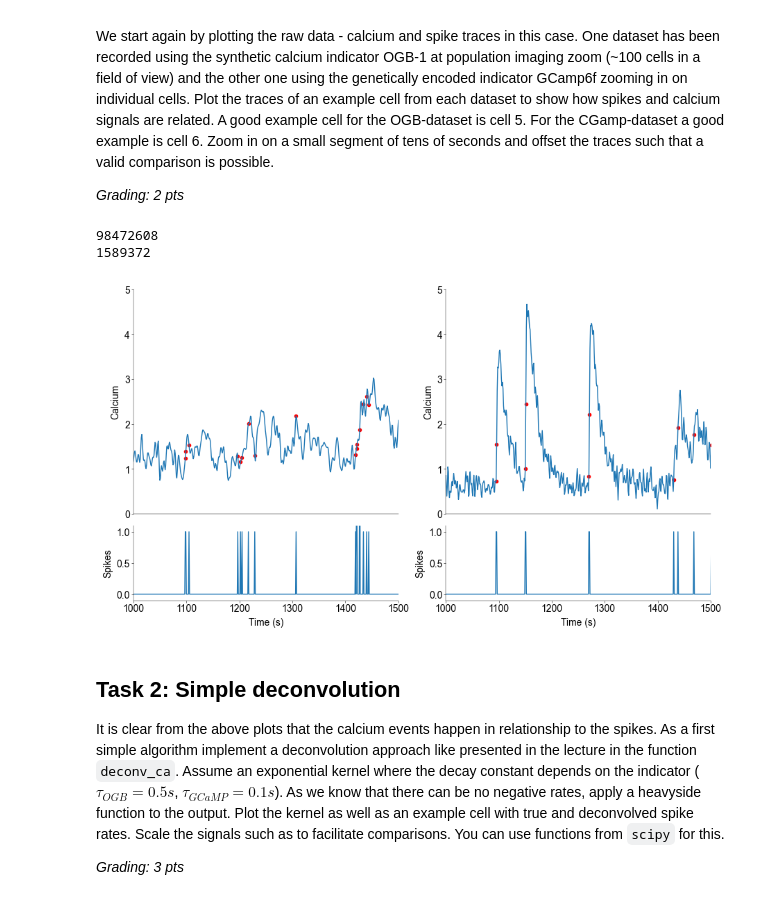
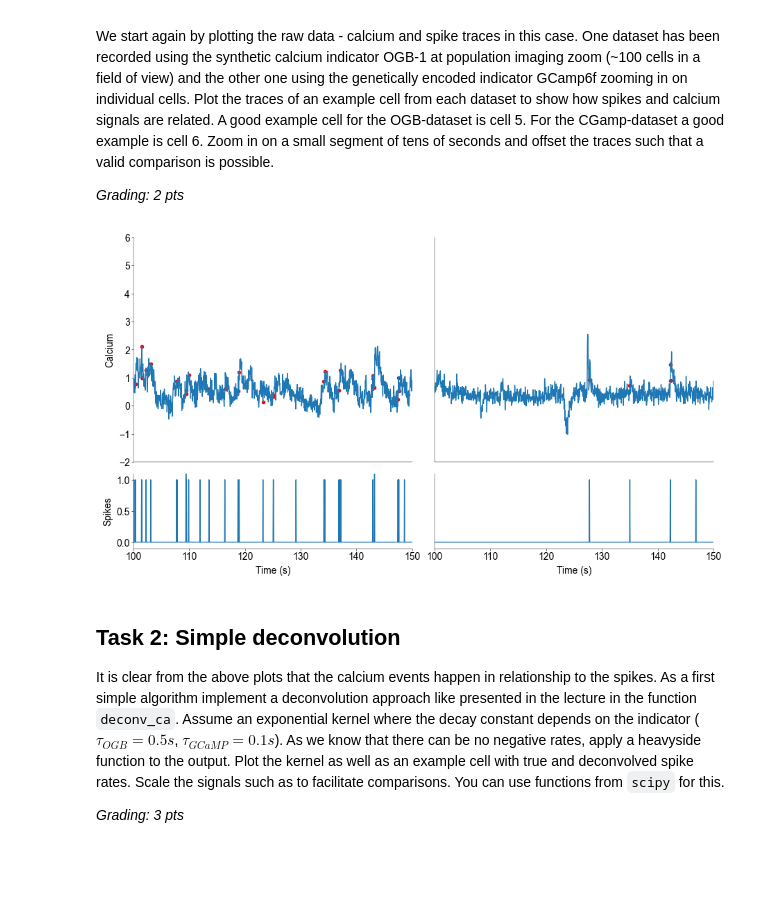
Before and after one commit to H-Kugler/neural-data-science, a Jupyter notebook: notebooks/CodingLab3_leander.ipynb, the cells around one changed output. Cells and saved outputs as stored; diff of their text form; code cells hidden in the pictures; blank space fills up the shorter version.

```diff
--- a/notebooks/CodingLab3_leander.ipynb
+++ b/notebooks/CodingLab3_leander.ipynb
@@ -85,6 +85,15 @@ ogb_spikes.head()
 | 2 | 0 | 0 | 0.0 | 0.0 | 0 | 0 | 0 | 0.0 | 0 | 0.0 | 0 |
 | 3 | 0 | 0 | 0.0 | 0.0 | 0 | 1 | 0 | 0.0 | 0 | 0.0 | 0 |
 | 4 | 0 | 0 | 0.0 | 0.0 | 0 | 0 | 0 | 0.0 | 0 | 0.0 | 0 |
+# %%
+ogb_calcium_25Hz = ogb_calcium.iloc[::4, :]
+ogb_spikes_25Hz = ogb_spikes.iloc[::4, :]
+gcamp_calcium_25Hz = gcamp_calcium.iloc[::4, :]
+gcamp_spikes_25Hz = gcamp_spikes.iloc[::4, :]
+ogb_calcium_25Hz.shape[0], ogb_calcium.shape[0] // 4
+
+fs = 25  # Hz
+dt = 1 / fs  # seconds
 # %% [markdown]
 ## Task 1: Visualization of calcium and spike recordings
 
@@ -97,61 +106,62 @@ We start again by plotting the raw data - calcium and spike traces in this case.
 # ----------------------------
 def plot_calcium(ax, calcuim_data, cell_i):
     cell_data = calcuim_data.iloc[:, cell_i]
-    ax.plot(cell_data, label=f"{cell_i}")
-    ax.set_ylabel("Calcium")
+    t = np.arange(cell_data.shape[0]) * dt
+    ax.plot(t, cell_data, label=f"{cell_i}")
 
 
 # --------------------------
 # Plot raw spike data (1 pt)
 # --------------------------
 def plot_spikes(ax, spike_data, cell_i):
     cell_data = spike_data.iloc[:, cell_i]
-    ax.plot(cell_data, label=f"{cell_i}")
+    t = np.arange(cell_data.shape[0]) * dt
+    ax.plot(t, cell_data, label=f"{cell_i}")
     ax.set_xlabel("Time (s)")
-    ax.set_ylabel("Spikes")
 
 
 def scatter_spikes(ax, spike_data, calcium_data, cell_i):
-    cell_data = spike_data.iloc[:, cell_i]
-    indices = np.where(cell_data > 0)[0]
-    print(indices.sum())
+    spike_cell = spike_data.iloc[:, cell_i]
+    indices = np.where(spike_cell > 0)[0]
     ax.scatter(
-        indices,
-        calcium_data.iloc[:, cell_i][indices],
+        indices * dt,
+        calcium_data.iloc[indices, cell_i],
         label=f"{cell_i}",
         color="red",
     )
 
 
 fig, axs = plt.subplots(
     2, 2, figsize=(9, 5), height_ratios=[3, 1], layout="constrained"
 )
 
 OGB_CELL = 5
 GCAMP_CELL = 6
-WINDOW = 500
-START = 1000
+WINDOW = 50  # in seconds
+START = 150  # in seconds
 
-for ax in axs.T:
+for i, ax in enumerate(axs.T):
     for a in ax:
+        if i == 1:
+            a.set_yticks([])
         a.set_xlim(START, START + WINDOW)
-    ax[0].set_ylim(0, 5)
+    ax[0].set_ylim(-2, 6)
     ax[1].set_ylim(-0.1, 1.1)
     ax[0].set_xticks([])
 
+axs[0, 0].set_ylabel("Calcium")
+axs[1, 0].set_ylabel("Spikes")
 # plot raw ogb data
-plot_calcium(axs[0, 0], ogb_calcium, OGB_CELL)
-plot_spikes(axs[1, 0], ogb_spikes, OGB_CELL)
-scatter_spikes(axs[0, 0], ogb_spikes, ogb_calcium, OGB_CELL)
+plot_calcium(axs[0, 0], ogb_calcium_25Hz, OGB_CELL)
+plot_spikes(axs[1, 0], ogb_spikes_25Hz, OGB_CELL)
+scatter_spikes(axs[0, 0], ogb_spikes_25Hz, ogb_calcium_25Hz, OGB_CELL)
 
 # plot raw gcamp data
-plot_calcium(axs[0, 1], gcamp_calcium, GCAMP_CELL)
-plot_spikes(axs[1, 1], gcamp_spikes, GCAMP_CELL)
-scatter_spikes(axs[0, 1], gcamp_spikes, gcamp_calcium, GCAMP_CELL)
+plot_calcium(axs[0, 1], gcamp_calcium_25Hz, GCAMP_CELL)
+plot_spikes(axs[1, 1], gcamp_spikes_25Hz, GCAMP_CELL)
+scatter_spikes(axs[0, 1], gcamp_spikes_25Hz, gcamp_calcium_25Hz, GCAMP_CELL)
 # %% [output]
-98472608
-1589372
-[figure, old version]
+[figure, new version]
 # %% [markdown]
 ## Task 2: Simple deconvolution
 
```
Also changed, not shown: parts of 6 cells of this notebook.
